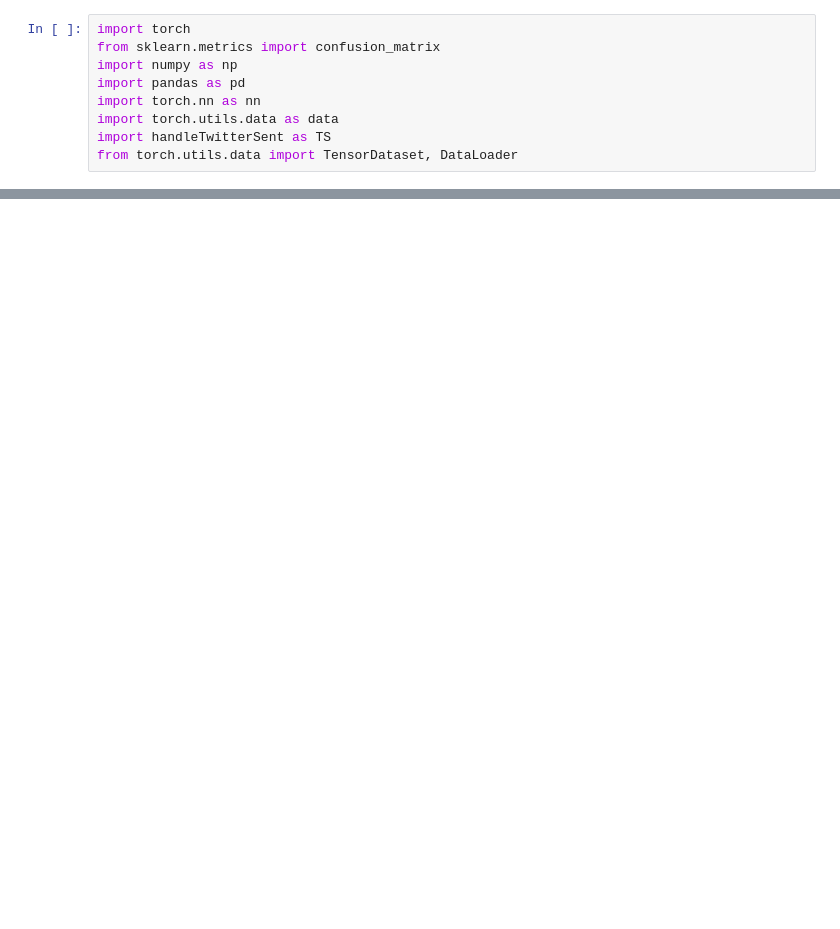
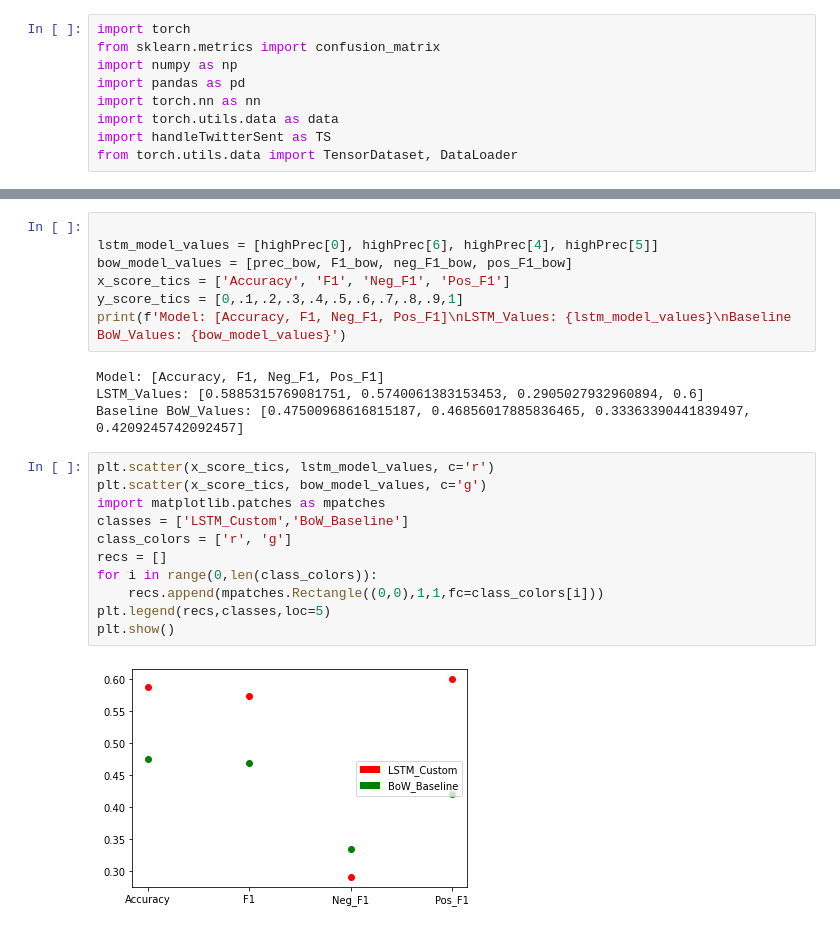
Before and after one commit to jbajaj1/faketweets, a Jupyter notebook: faketweets_pres.ipynb, the cells around one changed output, grey strips where cells are left out. Drawn from its saved outputs; the diff is of its cells as text; blank space fills up the shorter version.

Commit message:
updated with f1 scores

```diff
--- a/faketweets_pres.ipynb
+++ b/faketweets_pres.ipynb
@@ -137,0 +184,24 @@ Num Unknown Words: 31752
+# %%
+
+lstm_model_values = [highPrec[0], highPrec[6], highPrec[4], highPrec[5]]
+bow_model_values = [prec_bow, F1_bow, neg_F1_bow, pos_F1_bow]
+x_score_tics = ['Accuracy', 'F1', 'Neg_F1', 'Pos_F1']
+y_score_tics = [0,.1,.2,.3,.4,.5,.6,.7,.8,.9,1]
+print(f'Model: [Accuracy, F1, Neg_F1, Pos_F1]\nLSTM_Values: {lstm_model_values}\nBaseline BoW_Values: {bow_model_values}')
+# %% [output]
+Model: [Accuracy, F1, Neg_F1, Pos_F1]
+LSTM_Values: [0.5885315769081751, 0.5740061383153453, 0.2905027932960894, 0.6]
+Baseline BoW_Values: [0.47500968616815187, 0.46856017885836465, 0.33363390441839497, 0.4209245742092457]
+# %%
+plt.scatter(x_score_tics, lstm_model_values, c='r')
+plt.scatter(x_score_tics, bow_model_values, c='g')
+import matplotlib.patches as mpatches
+classes = ['LSTM_Custom','BoW_Baseline']
+class_colors = ['r', 'g']
+recs = []
+for i in range(0,len(class_colors)):
+    recs.append(mpatches.Rectangle((0,0),1,1,fc=class_colors[i]))
+plt.legend(recs,classes,loc=5)
+plt.show()
+# %% [output]
+[figure, added]
```
Also changed, not shown: parts of 6 cells of this notebook, 1 other file.
